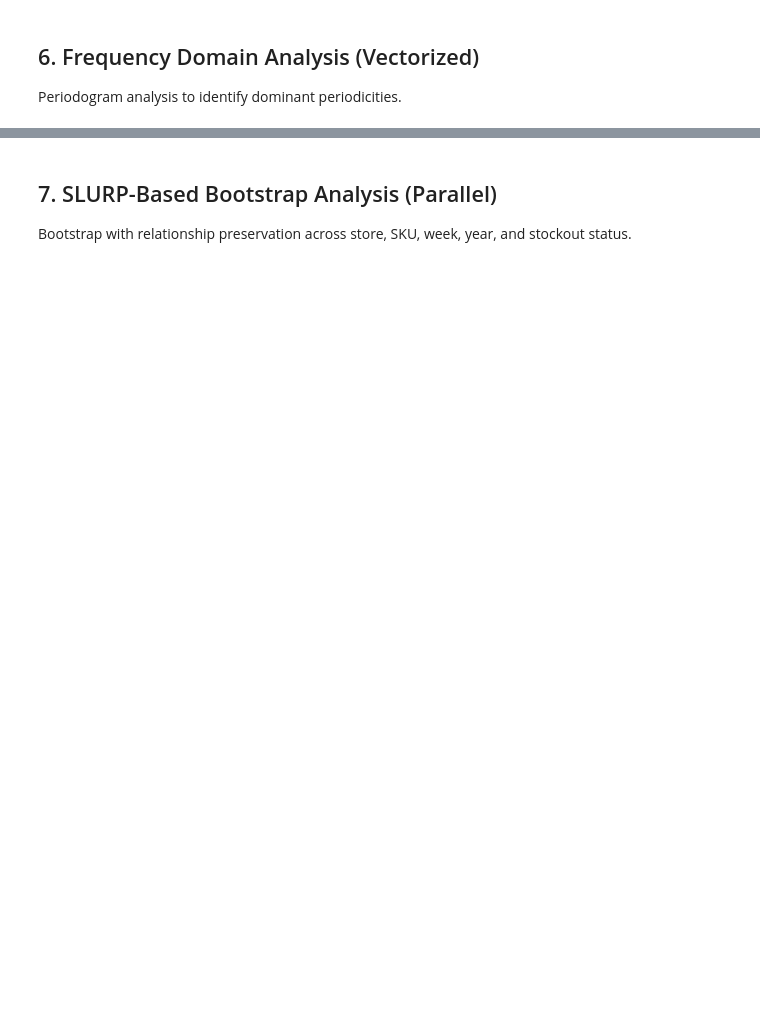
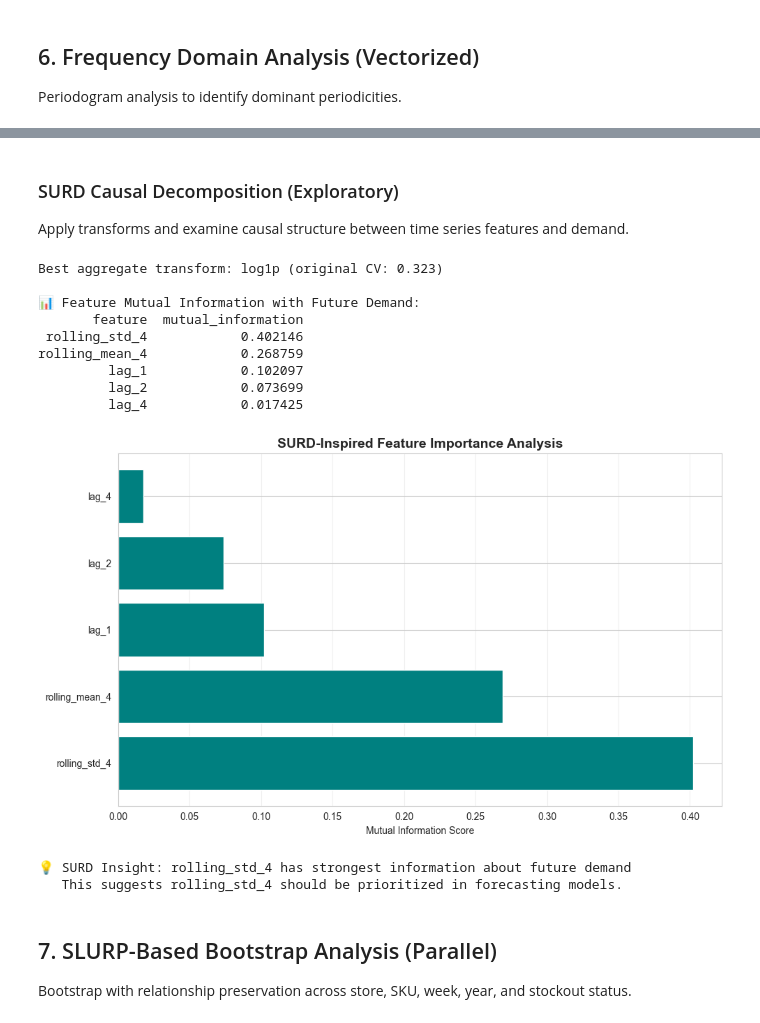
Before and after one commit to jpmcdonald/vn2, a Jupyter notebook: notebooks/02_comprehensive_time_series_eda.ipynb, the cells around one changed output, grey strips where cells are left out. Cells and saved outputs as stored; diff of their text form; code cells hidden in the pictures; blank space fills up the shorter version.

```diff
--- a/notebooks/02_comprehensive_time_series_eda.ipynb
+++ b/notebooks/02_comprehensive_time_series_eda.ipynb
@@ -485,3 +750,67 @@ print(f"💾 Saved: ../reports/frequency_analysis.png")
+# %% [markdown]
+### SURD Causal Decomposition (Exploratory)
+
+Apply transforms and examine causal structure between time series features and demand.
+# %%
+# Demonstration of SURD decomposition on aggregate demand
+# For full SURD implementation, see: https://github.com/ALD-Lab/SURD
+
+# Create time series features
+df_agg = df.groupby('retail_week')['sales'].sum().reset_index()
+df_agg['lag_1'] = df_agg['sales'].shift(1)
+df_agg['lag_2'] = df_agg['sales'].shift(2)
+df_agg['lag_4'] = df_agg['sales'].shift(4)
+df_agg['rolling_mean_4'] = df_agg['sales'].rolling(4, min_periods=1).mean()
+df_agg['rolling_std_4'] = df_agg['sales'].rolling(4, min_periods=1).std()
+df_agg = df_agg.dropna()
+
+# Apply best transform (from aggregate analysis)
+agg_cv = df_agg['sales'].std() / df_agg['sales'].mean()
+best_agg_transform = best_transform_by_cv(df_agg['sales'].values, transforms)[0]
+print(f"Best aggregate transform: {best_agg_transform} (original CV: {agg_cv:.3f})")
+
+# Simple mutual information analysis (approximation of SURD synergy)
+from sklearn.feature_selection import mutual_info_regression
+
+features = ['lag_1', 'lag_2', 'lag_4', 'rolling_mean_4', 'rolling_std_4']
+X = df_agg[features].values
+y = df_agg['sales'].values
+
+# Compute mutual information
+mi_scores = mutual_info_regression(X, y, random_state=42)
+mi_results = pd.DataFrame({
+    'feature': features,
+    'mutual_information': mi_scores
+}).sort_values('mutual_information', ascending=False)
+
+print(f"\n📊 Feature Mutual Information with Future Demand:")
+print(mi_results.to_string(index=False))
+
+# Visualize
+fig, ax = plt.subplots(figsize=(10, 6))
+ax.barh(mi_results['feature'], mi_results['mutual_information'], color='teal')
+ax.set_xlabel('Mutual Information Score')
+ax.set_title('SURD-Inspired Feature Importance Analysis', fontsize=14, fontweight='bold')
+ax.grid(axis='x', alpha=0.3)
+plt.tight_layout()
+plt.savefig('../reports/surd_feature_importance.png', dpi=150, bbox_inches='tight')
+plt.show()
+
+print(f"\n💡 SURD Insight: {features[mi_scores.argmax()]} has strongest information about future demand")
+print(f"   This suggests {features[mi_scores.argmax()]} should be prioritized in forecasting models.")
+# %% [output]
+Best aggregate transform: log1p (original CV: 0.323)
+
+📊 Feature Mutual Information with Future Demand:
+       feature  mutual_information
+ rolling_std_4            0.402146
+rolling_mean_4            0.268759
+         lag_1            0.102097
+         lag_2            0.073699
+         lag_4            0.017425
+[figure, added]
+💡 SURD Insight: rolling_std_4 has strongest information about future demand
+   This suggests rolling_std_4 should be prioritized in forecasting models.
 # %% [markdown]
 ## 7. SLURP-Based Bootstrap Analysis (Parallel)
 
```
Also changed, not shown: parts of 14 cells of this notebook, 3 other files.
